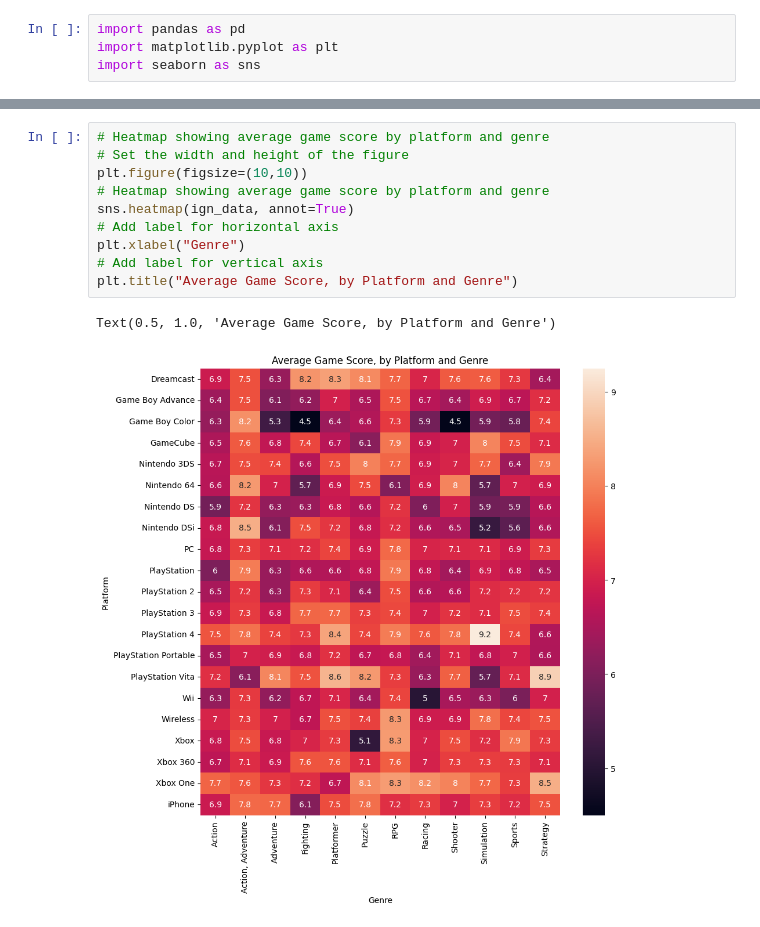
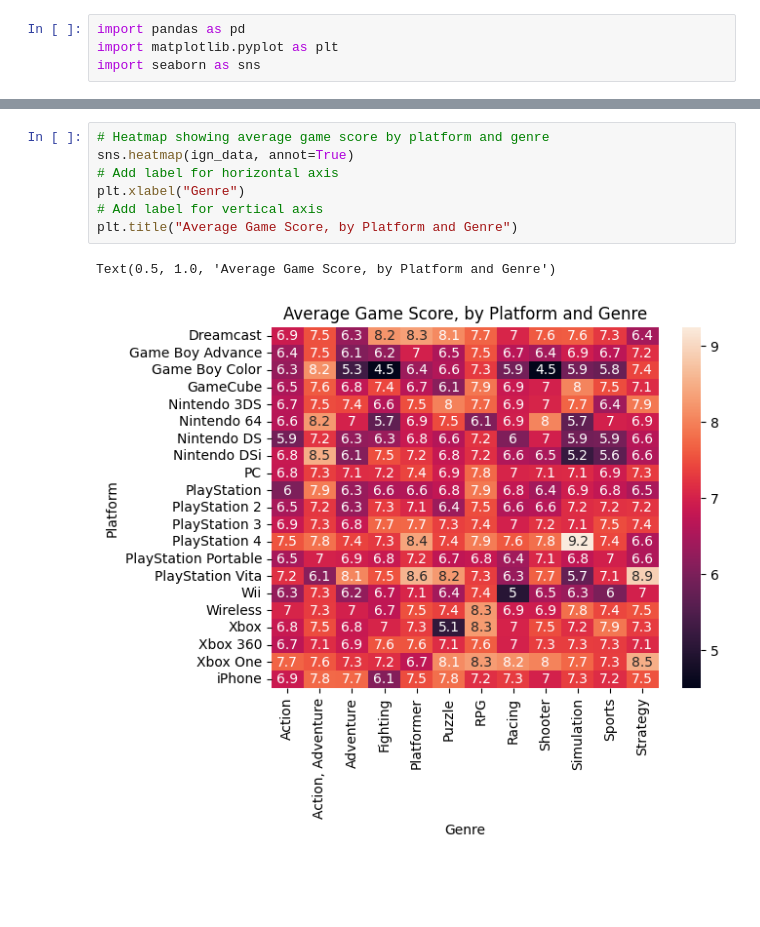
Before and after one commit to ThieuDuong0111/Data-Visualization, a Jupyter notebook: Tutorial/03-Bar-Charts-and-Heatmaps/bar-charts-and-heatmaps.ipynb, the cells around one changed output, grey strips where cells are left out. Cells and saved outputs as stored; diff of their text form; blank space fills up the shorter version.

```diff
--- a/Tutorial/03-Bar-Charts-and-Heatmaps/bar-charts-and-heatmaps.ipynb
+++ b/Tutorial/03-Bar-Charts-and-Heatmaps/bar-charts-and-heatmaps.ipynb
@@ -46,13 +43,10 @@ Text(0.5, 1.0, 'Average Score for Racing Games, by Platform')
 # %%
-# Heatmap showing average game score by platform and genre
-# Set the width and height of the figure
-plt.figure(figsize=(10,10))
 # Heatmap showing average game score by platform and genre
 sns.heatmap(ign_data, annot=True)
 # Add label for horizontal axis
 plt.xlabel("Genre")
 # Add label for vertical axis
 plt.title("Average Game Score, by Platform and Genre")
 # %% [output]
 Text(0.5, 1.0, 'Average Game Score, by Platform and Genre')
-[figure, old version]
+[figure, new version]
```
Also changed, not shown: parts of 1 cell of this notebook, 8 other files.
